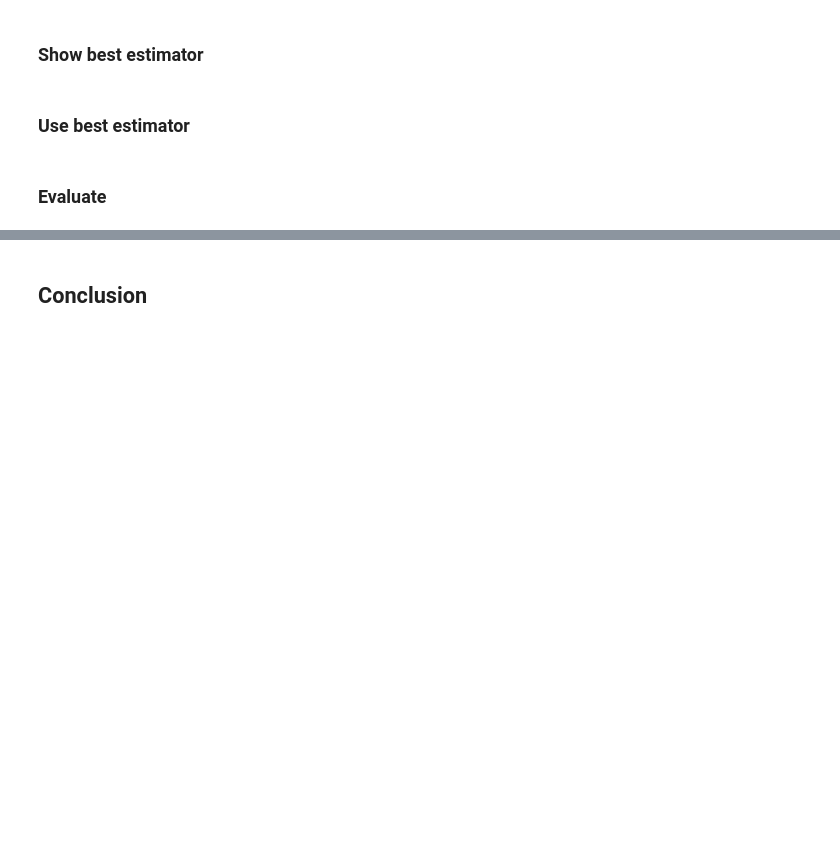
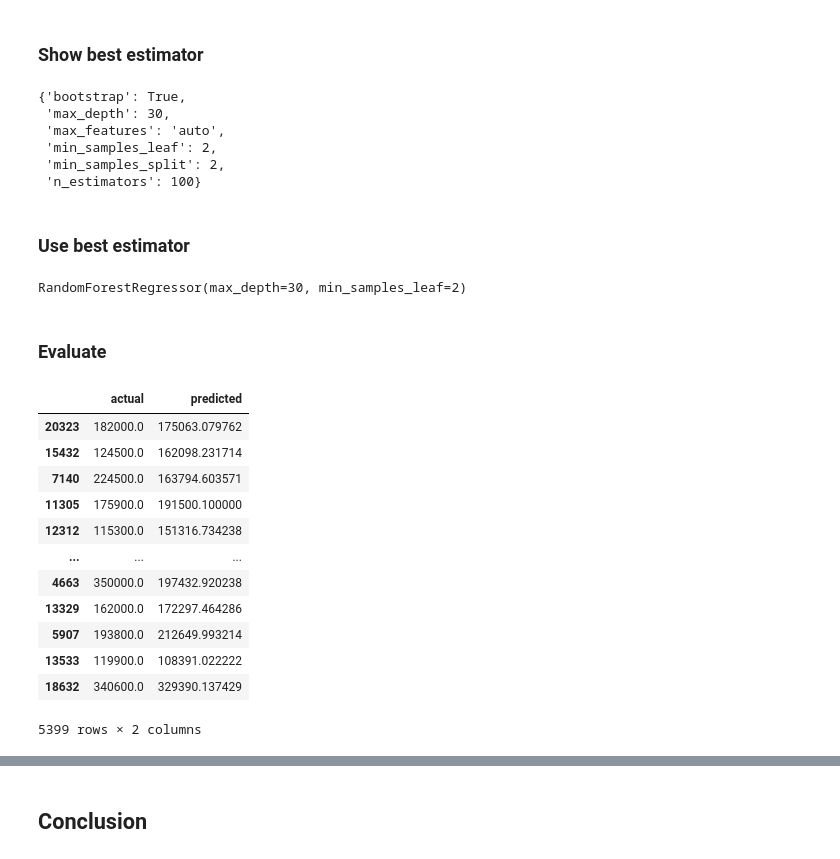
Before and after one commit to Jainlo/cali-housing-prices, a Jupyter notebook: src/Lujain.ipynb, the cells around one changed output, grey strips where cells are left out. Saved outputs shown, nothing was run; the diff lists cells and outputs as text; code cells hidden in the pictures; blank space fills up the shorter version.

```diff
--- a/src/Lujain.ipynb
+++ b/src/Lujain.ipynb
@@ -173,6 +300,13 @@ random_search.fit(X_train, y_train)
 # %% [markdown]
 ### Show best estimator
 # %%
-random_search.best_params_
+grid_search.best_params_
+# %% [output]
+{'bootstrap': True,
+ 'max_depth': 30,
+ 'max_features': 'auto',
+ 'min_samples_leaf': 2,
+ 'min_samples_split': 2,
+ 'n_estimators': 100}
 # %% [markdown]
 ### Use best estimator
@@ -182,5 +313,26 @@ best_RFR_model.fit(X_train, y_train)
+# %%
+# auto should be replaced with 1.0 in newer versions or not specified as its the default
+best_RFR_model = RandomForestRegressor(bootstrap = True, max_depth= 30, min_samples_leaf= 2, min_samples_split=2, n_estimators =100)
+best_RFR_model.fit(X_train, y_train)
+# %% [output]
+RandomForestRegressor(max_depth=30, min_samples_leaf=2)
 # %% [markdown]
 ### Evaluate
 # %%
 y_pred = best_RFR_model.predict(X_test)
-print({'actual': y_test, 'predicted': y_pred})
+eval_ = pd.DataFrame({'actual': y_test, 'predicted': y_pred})
+eval_
+# %% [output]
+|  | actual | predicted |
+| 20323 | 182000.0 | 175063.079762 |
+| 15432 | 124500.0 | 162098.231714 |
+| 7140 | 224500.0 | 163794.603571 |
+| 11305 | 175900.0 | 191500.100000 |
+| 12312 | 115300.0 | 151316.734238 |
+| ... | ... | ... |
+| 4663 | 350000.0 | 197432.920238 |
+| 13329 | 162000.0 | 172297.464286 |
+| 5907 | 193800.0 | 212649.993214 |
+| 13533 | 119900.0 | 108391.022222 |
+| 18632 | 340600.0 | 329390.137429 |
+5399 rows × 2 columns
```
Also changed, not shown: parts of 28 cells of this notebook.
